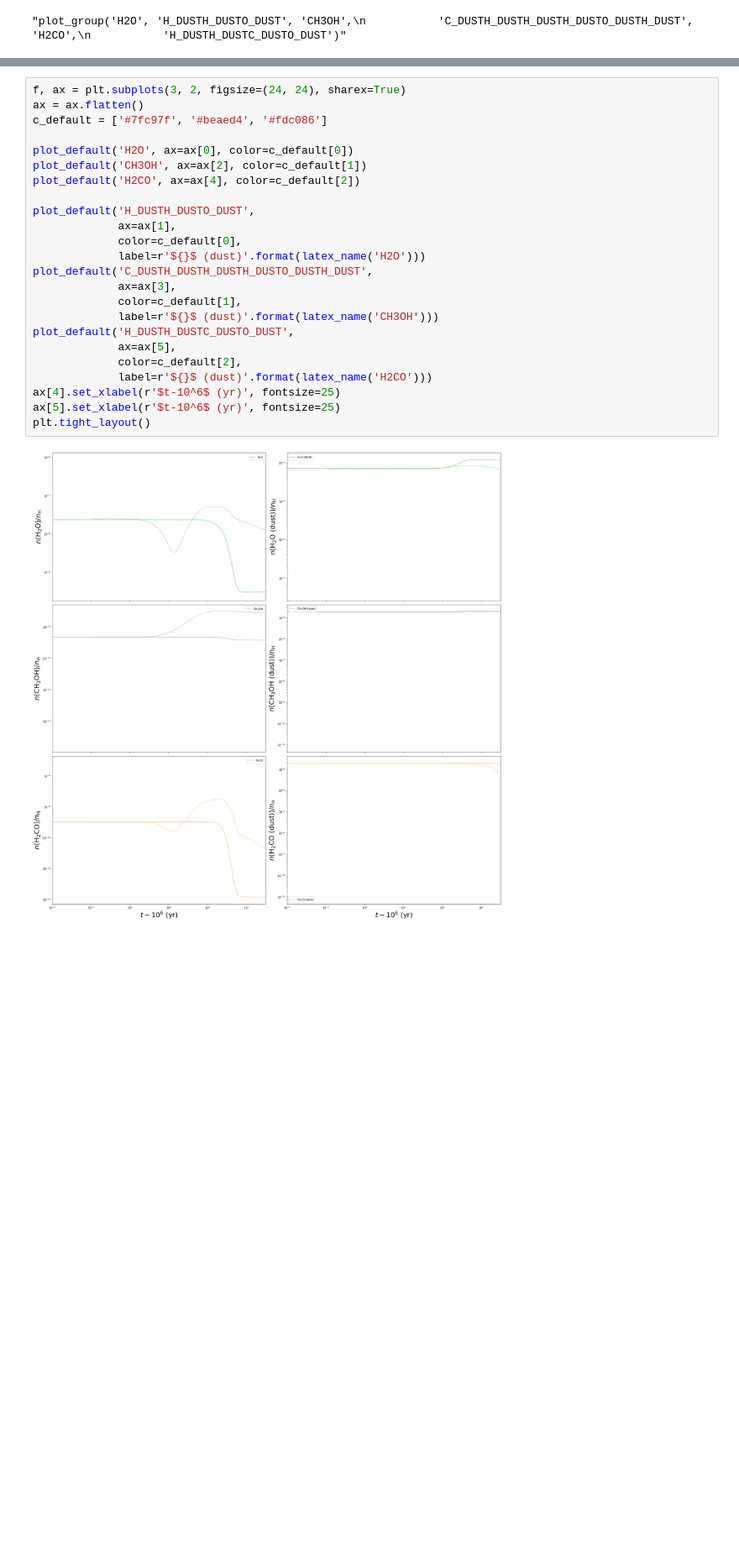
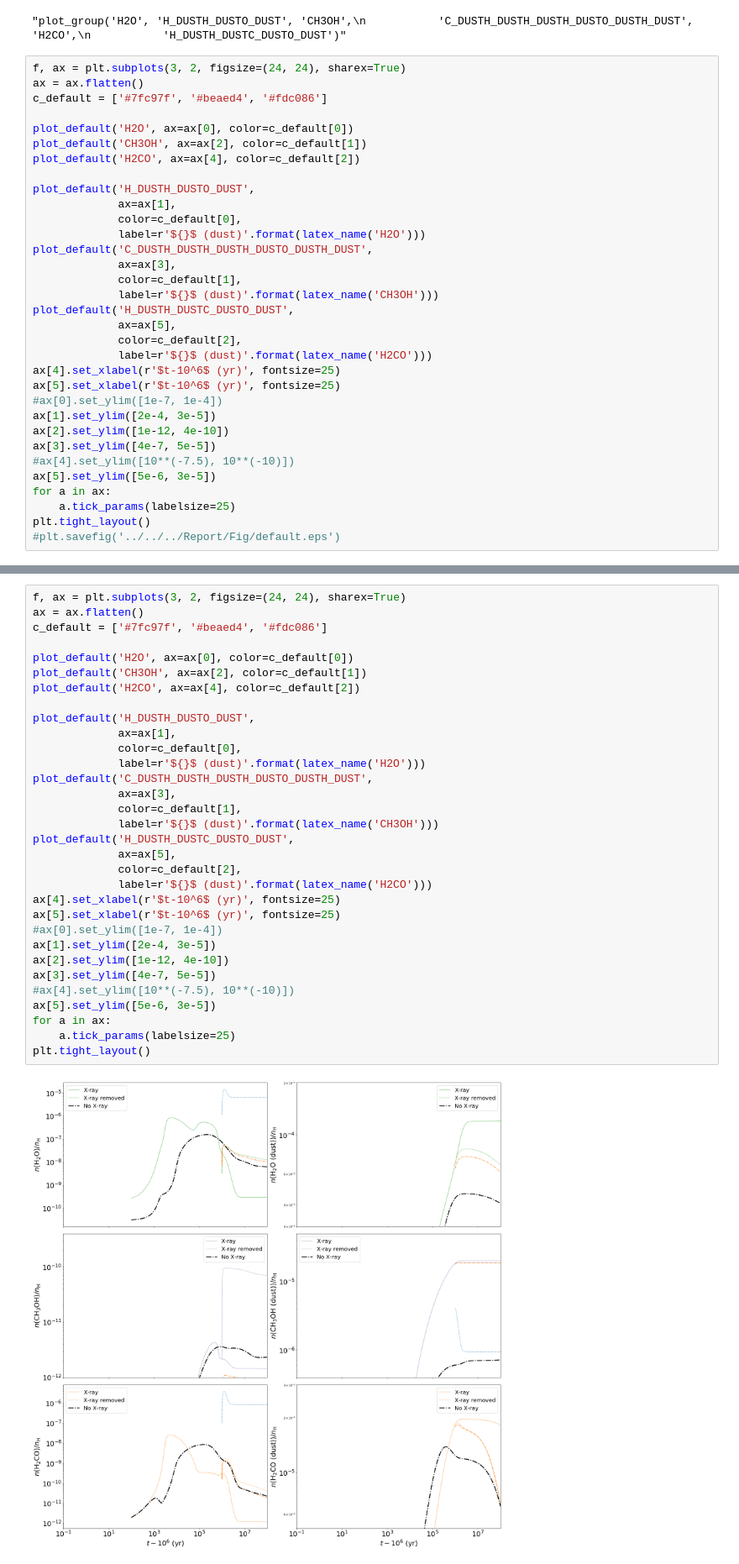
Before and after one commit to slowdivePTG/X-ray-chemistry, a Jupyter notebook: KROME/AGN_pc/AGN_plot.ipynb, the cells around one changed output, grey strips where cells are left out. Shown at 84% size. Drawn from its saved outputs; the diff is of its cells as text; blank space fills up the shorter version.

Commit message:
Default Model v1.0

```diff
--- a/KROME/AGN_pc/AGN_plot.ipynb
+++ b/KROME/AGN_pc/AGN_plot.ipynb
@@ -153,3 +153,36 @@ def plot_group(*args):
            'H_DUSTH_DUSTC_DUSTO_DUST')'''
 # %% [output]
 "plot_group('H2O', 'H_DUSTH_DUSTO_DUST', 'CH3OH',\n           'C_DUSTH_DUSTH_DUSTH_DUSTO_DUSTH_DUST', 'H2CO',\n           'H_DUSTH_DUSTC_DUSTO_DUST')"
+# %%
+f, ax = plt.subplots(3, 2, figsize=(24, 24), sharex=True)
+ax = ax.flatten()
+c_default = ['#7fc97f', '#beaed4', '#fdc086']
+
+plot_default('H2O', ax=ax[0], color=c_default[0])
+plot_default('CH3OH', ax=ax[2], color=c_default[1])
+plot_default('H2CO', ax=ax[4], color=c_default[2])
+
+plot_default('H_DUSTH_DUSTO_DUST',
+             ax=ax[1],
+             color=c_default[0],
+             label=r'${}$ (dust)'.format(latex_name('H2O')))
+plot_default('C_DUSTH_DUSTH_DUSTH_DUSTO_DUSTH_DUST',
+             ax=ax[3],
+             color=c_default[1],
+             label=r'${}$ (dust)'.format(latex_name('CH3OH')))
+plot_default('H_DUSTH_DUSTC_DUSTO_DUST',
+             ax=ax[5],
+             color=c_default[2],
+             label=r'${}$ (dust)'.format(latex_name('H2CO')))
+ax[4].set_xlabel(r'$t-10^6$ (yr)', fontsize=25)
+ax[5].set_xlabel(r'$t-10^6$ (yr)', fontsize=25)
+#ax[0].set_ylim([1e-7, 1e-4])
+ax[1].set_ylim([2e-4, 3e-5])
+ax[2].set_ylim([1e-12, 4e-10])
+ax[3].set_ylim([4e-7, 5e-5])
+#ax[4].set_ylim([10**(-7.5), 10**(-10)])
+ax[5].set_ylim([5e-6, 3e-5])
+for a in ax:
+    a.tick_params(labelsize=25)
+plt.tight_layout()
+#plt.savefig('../../../Report/Fig/default.eps')
@@ -156,26 +191,34 @@ def plot_group(*args):
 # %%
 f, ax = plt.subplots(3, 2, figsize=(24, 24), sharex=True)
 ax = ax.flatten()
 c_default = ['#7fc97f', '#beaed4', '#fdc086']
 
 plot_default('H2O', ax=ax[0], color=c_default[0])
 plot_default('CH3OH', ax=ax[2], color=c_default[1])
 plot_default('H2CO', ax=ax[4], color=c_default[2])
 
 plot_default('H_DUSTH_DUSTO_DUST',
              ax=ax[1],
              color=c_default[0],
              label=r'${}$ (dust)'.format(latex_name('H2O')))
 plot_default('C_DUSTH_DUSTH_DUSTH_DUSTO_DUSTH_DUST',
              ax=ax[3],
              color=c_default[1],
              label=r'${}$ (dust)'.format(latex_name('CH3OH')))
 plot_default('H_DUSTH_DUSTC_DUSTO_DUST',
              ax=ax[5],
              color=c_default[2],
              label=r'${}$ (dust)'.format(latex_name('H2CO')))
 ax[4].set_xlabel(r'$t-10^6$ (yr)', fontsize=25)
 ax[5].set_xlabel(r'$t-10^6$ (yr)', fontsize=25)
+#ax[0].set_ylim([1e-7, 1e-4])
+ax[1].set_ylim([2e-4, 3e-5])
+ax[2].set_ylim([1e-12, 4e-10])
+ax[3].set_ylim([4e-7, 5e-5])
+#ax[4].set_ylim([10**(-7.5), 10**(-10)])
+ax[5].set_ylim([5e-6, 3e-5])
+for a in ax:
+    a.tick_params(labelsize=25)
 plt.tight_layout()
 # %% [output]
-[figure, old version]
+[figure, new version]
```
Also changed, not shown: parts of 8 cells of this notebook, 1 other file.
